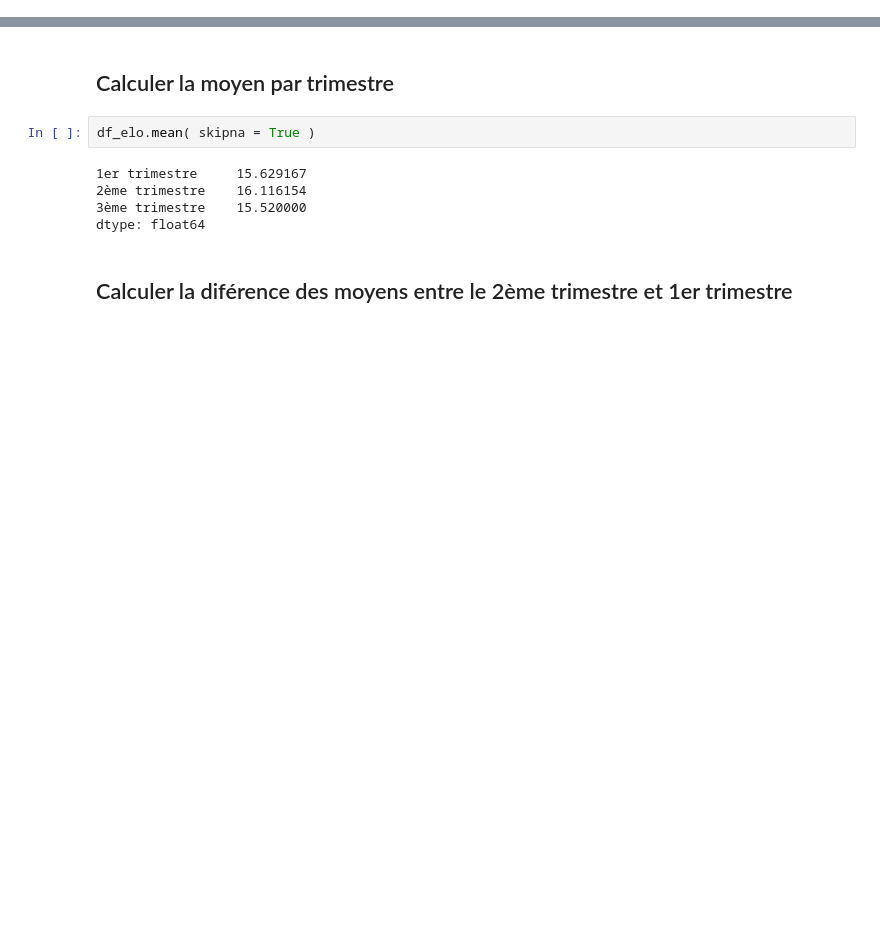
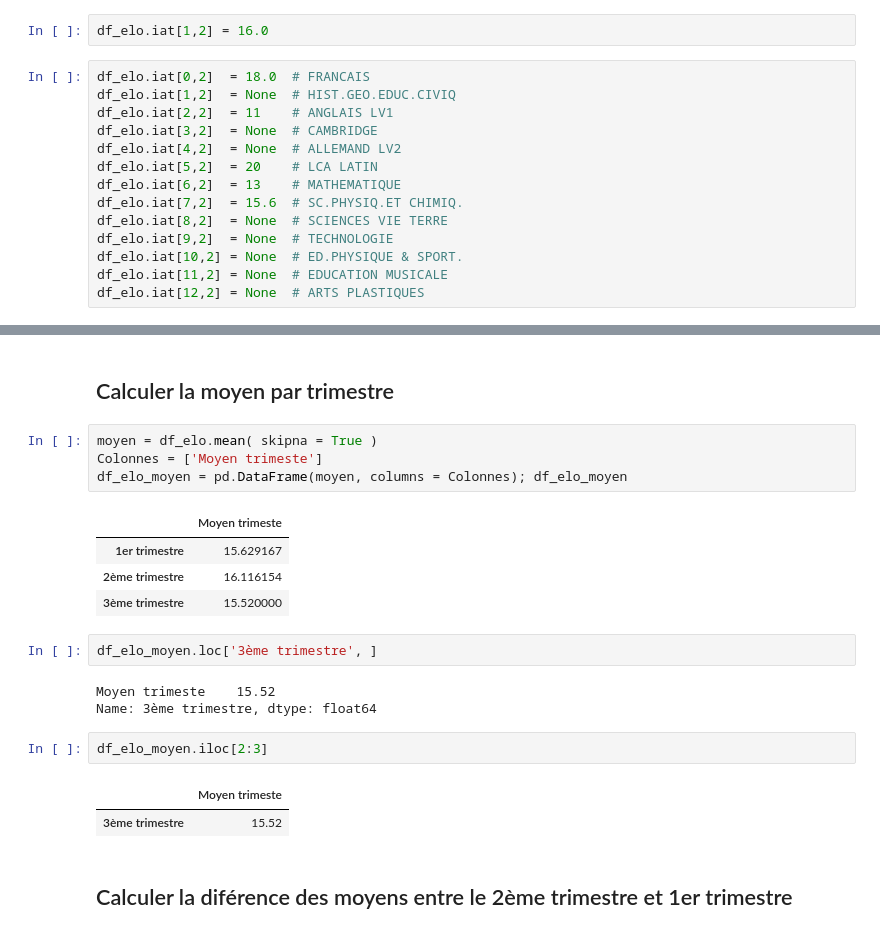
Before and after one commit to jeau-luc/python_panadas, a Jupyter notebook: Notes_Eloise.ipynb, the cells around one changed output, grey strips where cells are left out. Saved outputs shown, nothing was run; the diff lists cells and outputs as text; blank space fills up the shorter version.

```diff
--- a/Notes_Eloise.ipynb
+++ b/Notes_Eloise.ipynb
@@ -109,0 +113,16 @@ df_elo = pd.DataFrame(Note_Eloise, index=matiere); df_elo
+# %%
+df_elo.iat[1,2] = 16.0
+# %%
+df_elo.iat[0,2]  = 18.0  # FRANCAIS
+df_elo.iat[1,2]  = None  # HIST.GEO.EDUC.CIVIQ
+df_elo.iat[2,2]  = 11    # ANGLAIS LV1
+df_elo.iat[3,2]  = None  # CAMBRIDGE
+df_elo.iat[4,2]  = None  # ALLEMAND LV2
+df_elo.iat[5,2]  = 20    # LCA LATIN
+df_elo.iat[6,2]  = 13    # MATHEMATIQUE
+df_elo.iat[7,2]  = 15.6  # SC.PHYSIQ.ET CHIMIQ.
+df_elo.iat[8,2]  = None  # SCIENCES VIE TERRE
+df_elo.iat[9,2]  = None  # TECHNOLOGIE
+df_elo.iat[10,2] = None  # ED.PHYSIQUE & SPORT.
+df_elo.iat[11,2] = None  # EDUCATION MUSICALE
+df_elo.iat[12,2] = None  # ARTS PLASTIQUES
@@ -110,12 +146,24 @@ df_elo = pd.DataFrame(Note_Eloise, index=matiere); df_elo
 # %% [markdown]
 ## Calculer la moyen par trimestre
 # %%
-df_elo.mean( skipna = True )
+moyen = df_elo.mean( skipna = True )
+Colonnes = ['Moyen trimeste']
+df_elo_moyen = pd.DataFrame(moyen, columns = Colonnes); df_elo_moyen
 # %% [output]
-1er trimestre     15.629167
-2ème trimestre    16.116154
-3ème trimestre    15.520000
-dtype: float64
+|  | Moyen trimeste |
+| 1er trimestre | 15.629167 |
+| 2ème trimestre | 16.116154 |
+| 3ème trimestre | 15.520000 |
+# %%
+df_elo_moyen.loc['3ème trimestre', ]
+# %% [output]
+Moyen trimeste    15.52
+Name: 3ème trimestre, dtype: float64
+# %%
+df_elo_moyen.iloc[2:3]
+# %% [output]
+|  | Moyen trimeste |
+| 3ème trimestre | 15.52 |
 # %% [markdown]
 ## Calculer la diférence des moyens entre le 2ème trimestre et 1er trimestre
 # %%
```
Also changed, not shown: parts of 2 cells of this notebook.
